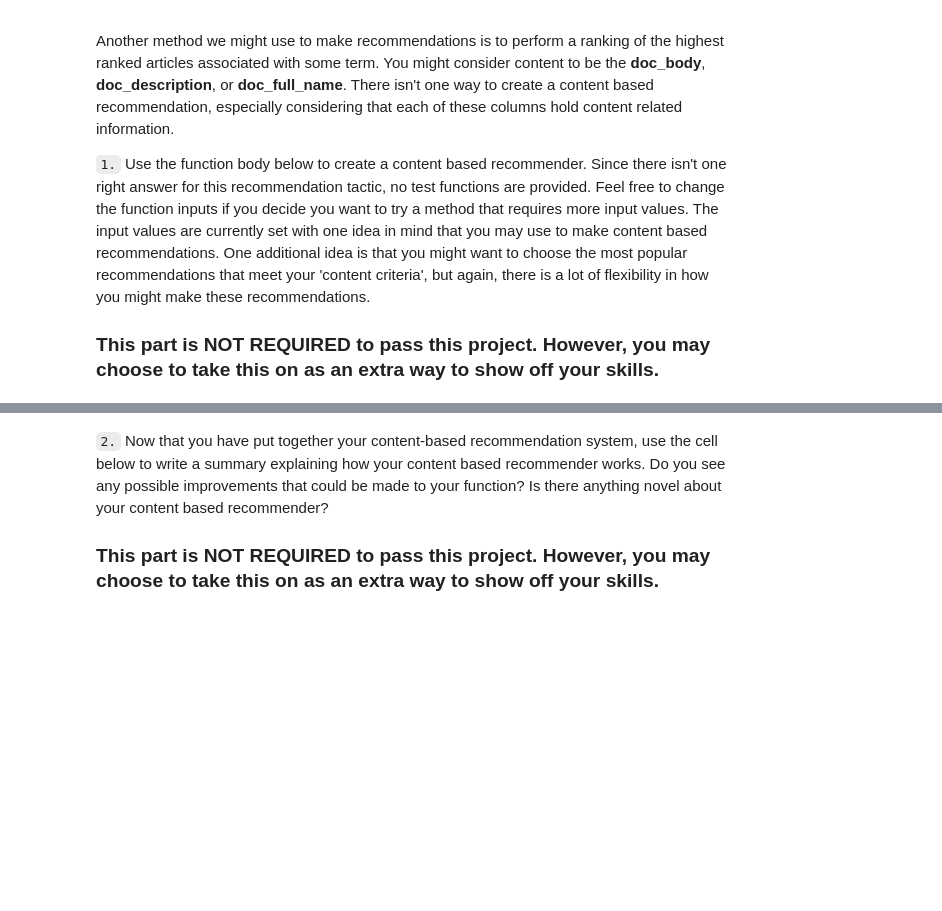
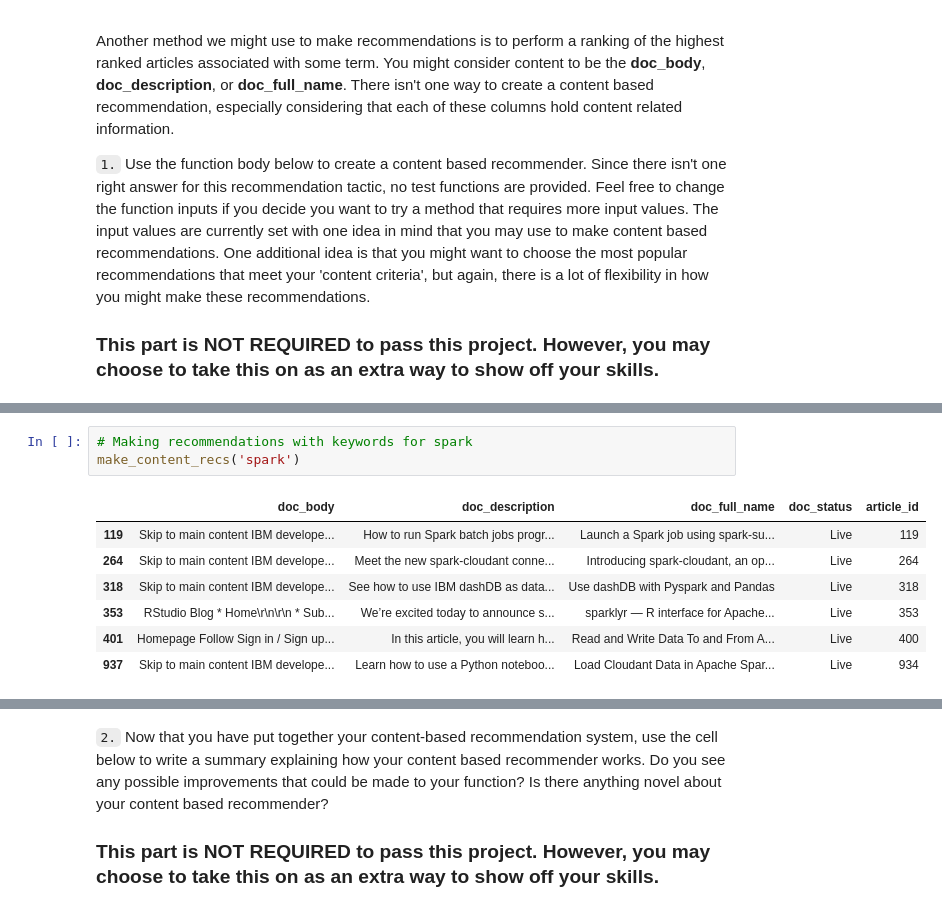
Before and after one commit to defunSM/Data-Science-Portfolio, a Jupyter notebook: IBM Watson Recommendation System/Recommendations_with_IBM.ipynb, the cells around one changed output, grey strips where cells are left out. Saved outputs shown, nothing was run; the diff lists cells and outputs as text; blank space fills up the shorter version.

```diff
--- a/IBM Watson Recommendation System/Recommendations_with_IBM.ipynb
+++ b/IBM Watson Recommendation System/Recommendations_with_IBM.ipynb
@@ -779 +791,12 @@ def make_content_recs(df=df_content):
     return top_content_recs
+# %%
+# Making recommendations with keywords for spark
+make_content_recs('spark')
+# %% [output]
+|  | doc_body | doc_description | doc_full_name | doc_status | article_id |
+| 119 | Skip to main content IBM develope... | How to run Spark batch jobs progr... | Launch a Spark job using spark-su... | Live | 119 |
+| 264 | Skip to main content IBM develope... | Meet the new spark-cloudant conne... | Introducing spark-cloudant, an op... | Live | 264 |
+| 318 | Skip to main content IBM develope... | See how to use IBM dashDB as data... | Use dashDB with Pyspark and Pandas | Live | 318 |
+| 353 | RStudio Blog * Home\r\n\r\n * Sub... | We’re excited today to announce s... | sparklyr — R interface for Apache... | Live | 353 |
+| 401 | Homepage Follow Sign in / Sign up... | In this article, you will learn h... | Read and Write Data To and From A... | Live | 400 |
+| 937 | Skip to main content IBM develope... | Learn how to use a Python noteboo... | Load Cloudant Data in Apache Spar... | Live | 934 |
```
Also changed, not shown: parts of 2 cells of this notebook, 1 other file.
